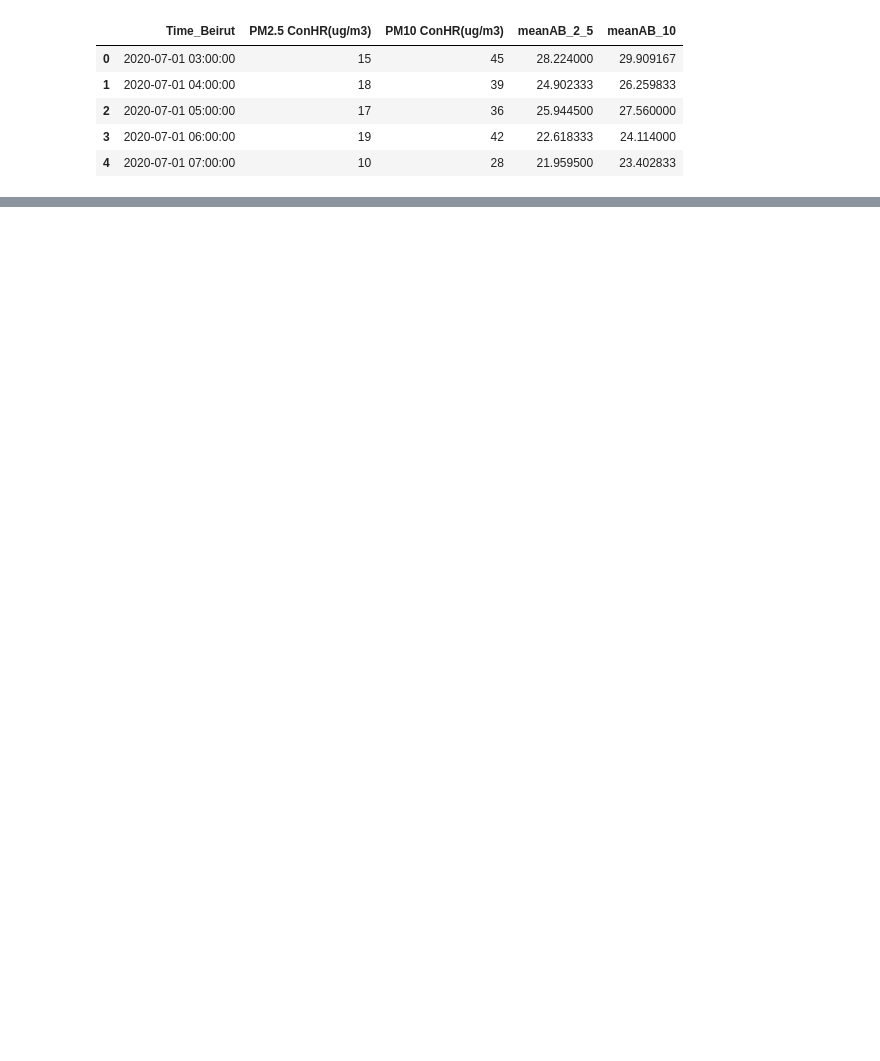
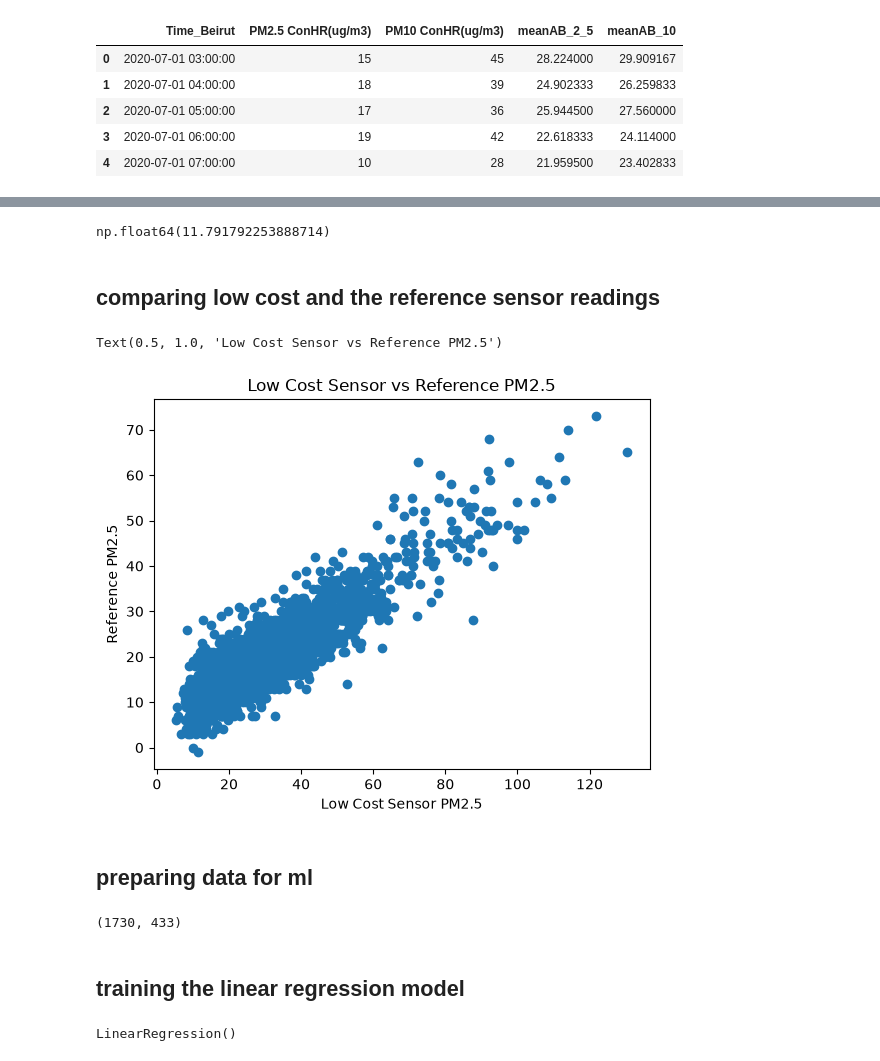
Before and after one commit to dariahavryshchuk/air-quality-sensor-ml, a Jupyter notebook: sensor_calibration.ipynb, the cells around one changed output, grey strips where cells are left out. Cells and saved outputs as stored; diff of their text form; code cells hidden in the pictures; blank space fills up the shorter version.

Commit message:
Complete sensor calibration model and analysis

```diff
--- a/sensor_calibration.ipynb
+++ b/sensor_calibration.ipynb
@@ -13,0 +48,2 @@ df.head()
+# %%
+df["error"] = df["meanAB_2_5"] - df["PM2.5 ConHR(ug/m3)"]
@@ -13,0 +59,18 @@ df.head()
+# %%
+df["absolute_error"] = df["error"].abs()
+# %%
+df["absolute_error"].mean()
+# %% [output]
+np.float64(11.791792253888714)
+# %% [markdown]
+## comparing low cost and the reference sensor readings
+# %%
+plt.scatter(df["meanAB_2_5"], df["PM2.5 ConHR(ug/m3)"])
+plt.xlabel("Low Cost Sensor PM2.5")
+plt.ylabel("Reference PM2.5")
+plt.title("Low Cost Sensor vs Reference PM2.5")
+# %% [output]
+Text(0.5, 1.0, 'Low Cost Sensor vs Reference PM2.5')
+[figure, added]
+# %% [markdown]
+## preparing data for ml
@@ -13,0 +84,6 @@ df.head()
+# %%
+len(X_train), len(X_test)
+# %% [output]
+(1730, 433)
+# %% [markdown]
+## training the linear regression model
@@ -13,0 +92,4 @@ df.head()
+# %%
+model.fit(X_train, y_train)
+# %% [output]
+LinearRegression()
```
Also changed, not shown: parts of 32 cells of this notebook, 1 other file.
